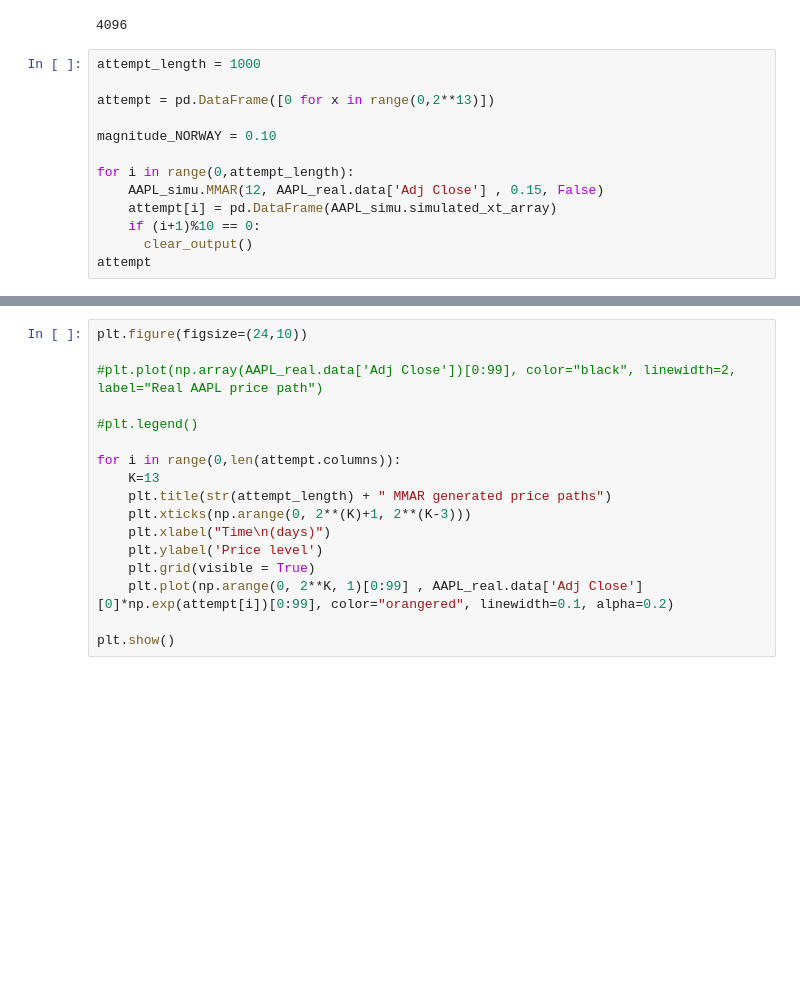
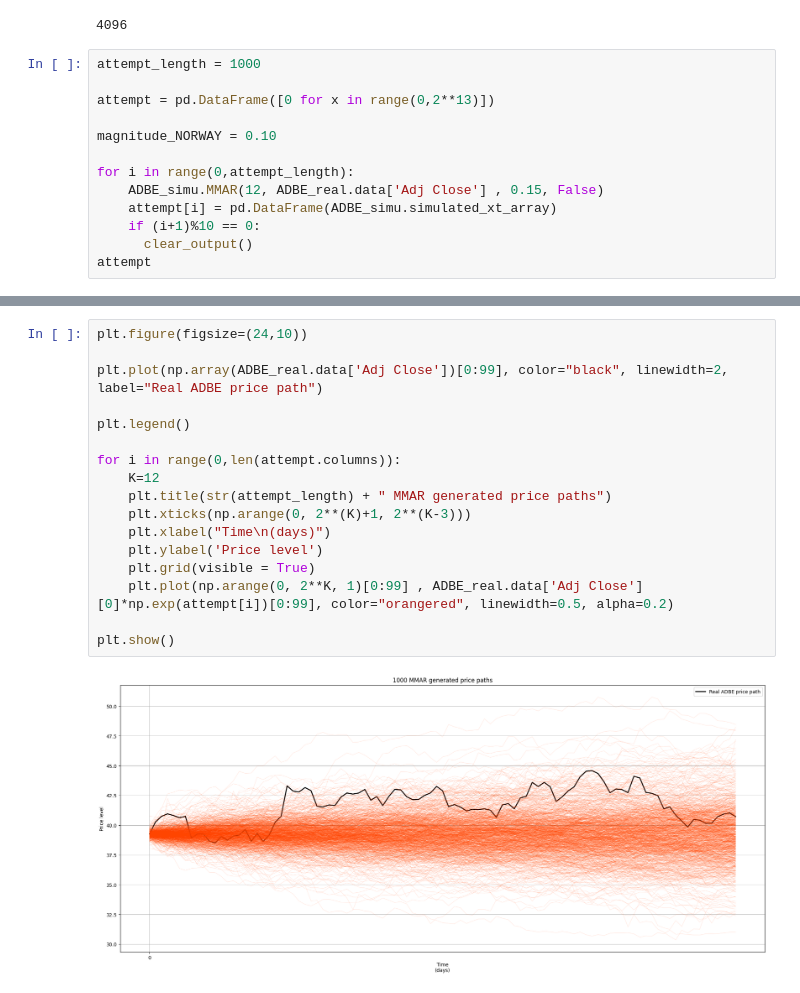
Before and after one commit to RegisVargas/Multifractal-Model-of-Asset-Returns-MMAR-for-Thesis, a Jupyter notebook: Improving_the_multifractal_model_of_asset_returns_by_Hidden_Markov_Models.ipynb, the cells around one changed output, grey strips where cells are left out. Drawn from its saved outputs; the diff is of its cells as text; blank space fills up the shorter version.

```diff
--- a/Improving_the_multifractal_model_of_asset_returns_by_Hidden_Markov_Models.ipynb
+++ b/Improving_the_multifractal_model_of_asset_returns_by_Hidden_Markov_Models.ipynb
@@ -493,8 +545,8 @@ attempt = pd.DataFrame([0 for x in range(0,2**13)])
 magnitude_NORWAY = 0.10
 
 for i in range(0,attempt_length):
-    AAPL_simu.MMAR(12, AAPL_real.data['Adj Close'] , 0.15, False)
-    attempt[i] = pd.DataFrame(AAPL_simu.simulated_xt_array)
+    ADBE_simu.MMAR(12, ADBE_real.data['Adj Close'] , 0.15, False)
+    attempt[i] = pd.DataFrame(ADBE_simu.simulated_xt_array)
     if (i+1)%10 == 0:
       clear_output()
 attempt
@@ -524,20 +603,22 @@ np.array(AAPL_real.data['Adj Close'][0]*np.exp(attempt[0])[0:99]), np.array(AAPL
 # %%
 plt.figure(figsize=(24,10))
 
-#plt.plot(np.array(AAPL_real.data['Adj Close'])[0:99], color="black", linewidth=2, label="Real AAPL price path")
+plt.plot(np.array(ADBE_real.data['Adj Close'])[0:99], color="black", linewidth=2, label="Real ADBE price path")
 
-#plt.legend()
+plt.legend()
 
 for i in range(0,len(attempt.columns)):
-    K=13
+    K=12
     plt.title(str(attempt_length) + " MMAR generated price paths")
     plt.xticks(np.arange(0, 2**(K)+1, 2**(K-3)))
     plt.xlabel("Time\n(days)")
     plt.ylabel('Price level')
     plt.grid(visible = True)
-    plt.plot(np.arange(0, 2**K, 1)[0:99] , AAPL_real.data['Adj Close'][0]*np.exp(attempt[i])[0:99], color="orangered", linewidth=0.1, alpha=0.2)
+    plt.plot(np.arange(0, 2**K, 1)[0:99] , ADBE_real.data['Adj Close'][0]*np.exp(attempt[i])[0:99], color="orangered", linewidth=0.5, alpha=0.2)
 
 plt.show()
+# %% [output]
+[figure, added]
 # %%
 plt.figure(figsize=(24,10))
 for i in range(len(simulated_prices_mc)):
```
Also changed, not shown: parts of 27 cells of this notebook.
